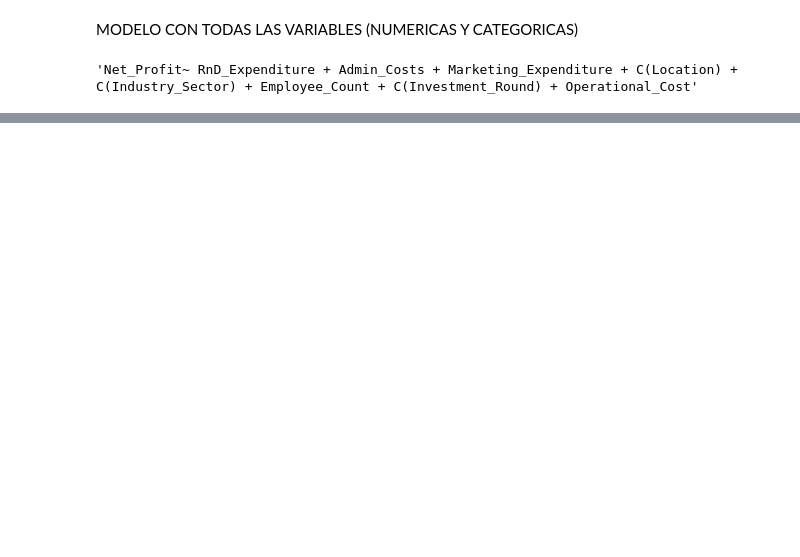
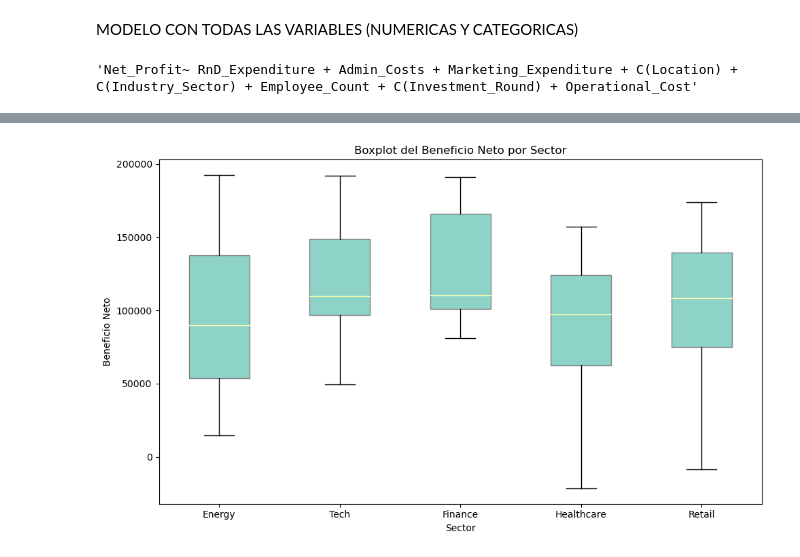
Before and after one commit to Chiaraaorlando/Regresion, a Jupyter notebook: regresion tp chiara orlando.ipynb, the cells around one changed output, grey strips where cells are left out. Cells and saved outputs as stored; diff of their text form; code cells hidden in the pictures; blank space fills up the shorter version.

```diff
--- a/regresion tp chiara orlando.ipynb
+++ b/regresion tp chiara orlando.ipynb
@@ -461,0 +616,28 @@ Solo es significativo para el modelo la variable de RnD_expenditure ya que tiene
+# %%
+import matplotlib.pyplot as plt
+import pandas as pd
+import seaborn as sns
+
+# Asegúrate de tener cargados tus datos en 'emprendimientos'
+
+# Filtrar y agrupar los datos de beneficio neto por sector
+data = [emprendimientos[emprendimientos['Industry_Sector'] == sector]['Net_Profit'] for sector in emprendimientos['Industry_Sector'].unique()]
+
+# Elegir una paleta de colores de seaborn
+sns.set_palette("Set3")
+
+# Crear el gráfico de boxplot con colores de la paleta
+plt.figure(figsize=(10, 6))
+boxplot = plt.boxplot(data, labels=emprendimientos['Industry_Sector'].unique(), patch_artist=True)
+
+# Asignar colores de la paleta a los boxplots
+for box in boxplot['boxes']: # Color de fondo
+    box.set_edgecolor("gray")  # Color del borde
+
+plt.xlabel('Sector')
+plt.ylabel('Beneficio Neto')
+plt.title('Boxplot del Beneficio Neto por Sector')
+plt.tight_layout()
+plt.show()
+# %% [output]
+[figure, added]
```
Also changed, not shown: parts of 31 cells of this notebook.
